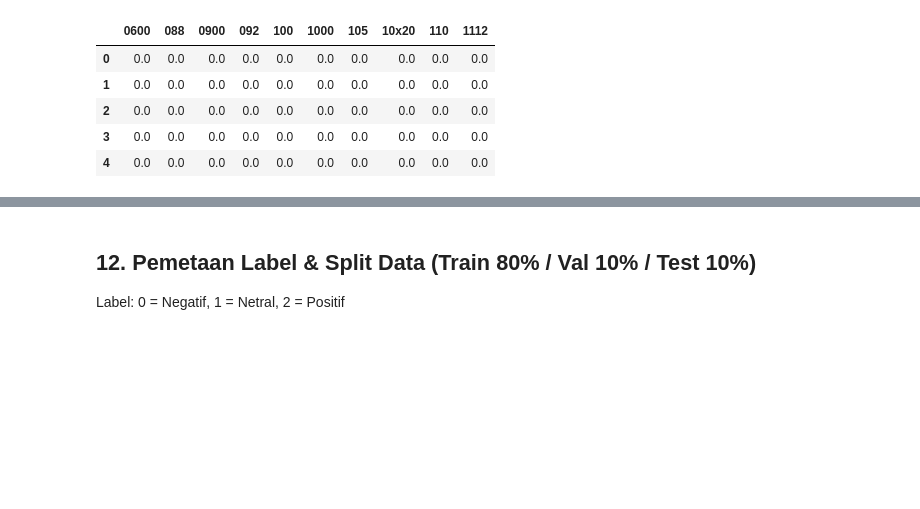
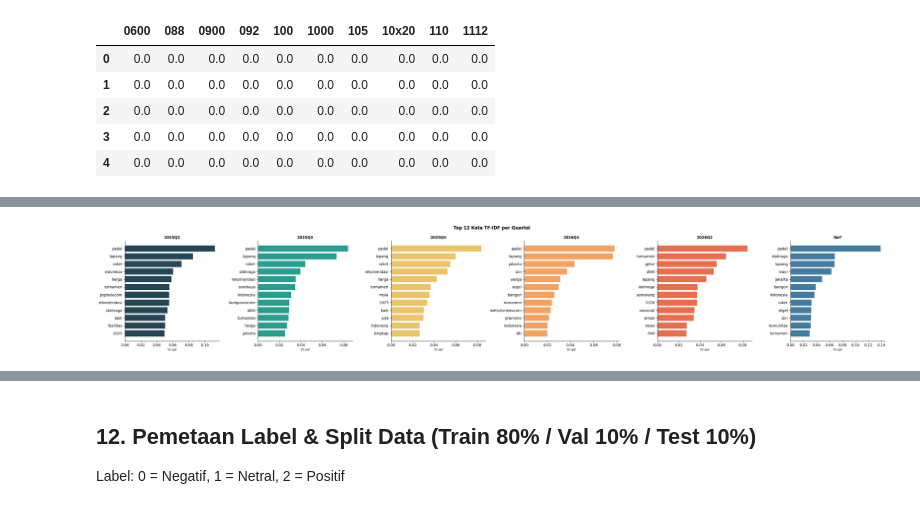
Before and after one commit to Danielbarz/analisis-sentimen-padel, a Jupyter notebook: UTS_Pre-Processing.ipynb, the cells around one changed output, grey strips where cells are left out. Saved outputs shown, nothing was run; the diff lists cells and outputs as text; code cells hidden in the pictures; blank space fills up the shorter version.

```diff
--- a/UTS_Pre-Processing.ipynb
+++ b/UTS_Pre-Processing.ipynb
@@ -292,0 +364,32 @@ pd.DataFrame(top_words)
+# %%
+## 10. TF-IDF — Top Words per Time Frame (Quartal)
+
+df['tanggal'] = pd.to_datetime(df['tanggal'], errors='coerce')
+df['quartal'] = df['tanggal'].dt.to_period('Q').astype(str)
+
+quartals = sorted(df['quartal'].dropna().unique())
+fig, axes = plt.subplots(1, len(quartals), figsize=(5 * len(quartals), 5))
+if len(quartals) == 1:
+    axes = [axes]
+COLORS_Q = ['#264653','#2a9d8f','#e9c46a','#f4a261','#e76f51','#457b9d']
+
+for ax, q, color in zip(axes, quartals, COLORS_Q):
+    subset = df[df['quartal'] == q][TEKS_COL].dropna()
+    if len(subset) < 2:
+        ax.set_title(q); continue
+    tv = TfidfVectorizer(max_features=1000, min_df=1, ngram_range=(1,1))
+    Xq = tv.fit_transform(subset)
+    sc  = Xq.mean(axis=0).A1
+    idx = sc.argsort()[::-1][:12]
+    words = tv.get_feature_names_out()[idx]
+    ax.barh(words[::-1], sc[idx][::-1], color=color)
+    ax.set_title(q, fontweight='bold', fontsize=10)
+    ax.set_xlabel('TF-IDF', fontsize=8)
+    ax.spines[['top','right']].set_visible(False)
+
+plt.suptitle('Top 12 Kata TF-IDF per Quartal', fontweight='bold', fontsize=12)
+plt.tight_layout()
+plt.savefig('tfidf_per_quartal.png', dpi=150, bbox_inches='tight')
+plt.show()
+# %% [output]
+[figure, added]
```
Also changed, not shown: parts of 12 cells of this notebook.
